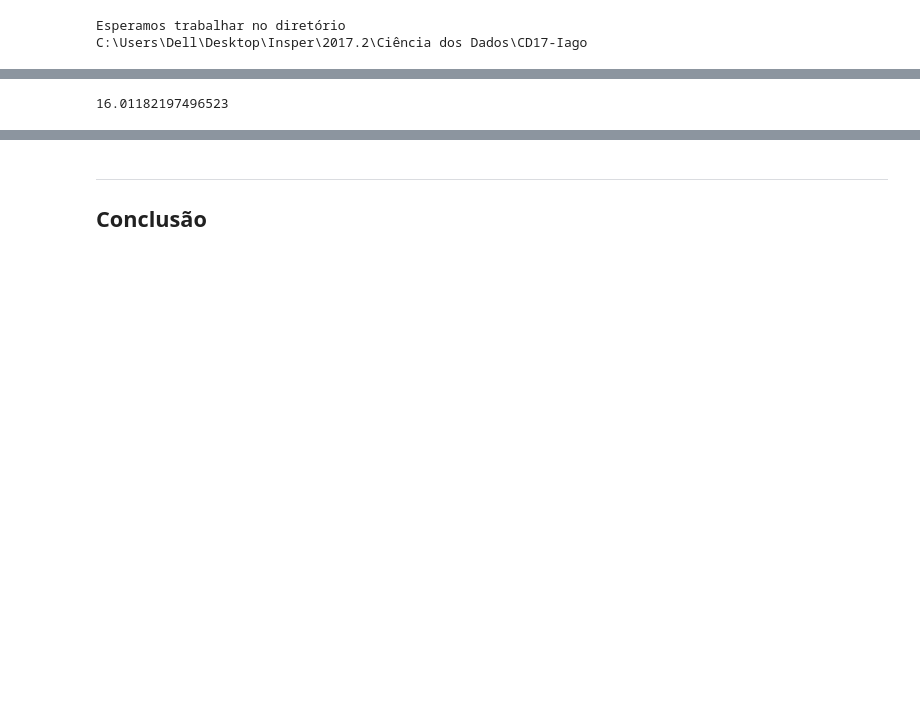
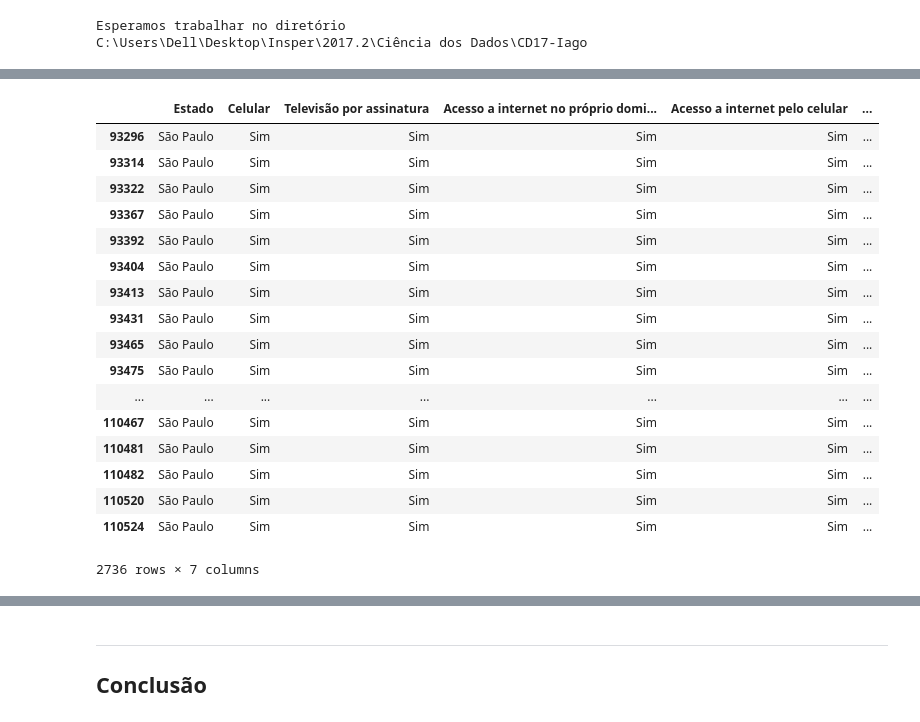
Before and after one commit to IagoMendes/CD17-Iago, a Jupyter notebook: Projeto1 Layout.ipynb, the cells around one changed output, grey strips where cells are left out. Drawn from its saved outputs; the diff is of its cells as text; code cells hidden in the pictures; blank space fills up the shorter version.

```diff
--- a/Projeto1 Layout.ipynb
+++ b/Projeto1 Layout.ipynb
@@ -105,37 +122,52 @@ dados_2014 = dados_2014.loc[(dados_2014.UF == 35) &\
                             (dados_2014.V02426 == 2)]
 
 dados_2014.UF = dados_2014.UF.astype('category')
 dados_2014.UF.cat.categories = {"São Paulo"}
 dados_2014.V0220  = dados_2014.V0220.astype('category')
 dados_2014.V0220.cat.categories = {"Sim"}
 dados_2014.V02272 = dados_2014.V02272.astype('category')
 dados_2014.V02272.cat.categories = {"Sim"}
 dados_2014.V02322 = dados_2014.V02322.astype('category')
 dados_2014.V02322.cat.categories = {"Sim"}
 dados_2014.V02324 = dados_2014.V02324.astype('category')
 dados_2014.V02324.cat.categories = {"Sim"}
 dados_2014.V02424 = dados_2014.V02424.astype('category')
 dados_2014.V02424.cat.categories = {"Sim"}
 dados_2014.V02426 = dados_2014.V02426.astype('category')
 dados_2014.V02426.cat.categories = {"Sim"}
 
 
 dados_2014 = dados_2014.rename(columns={"UF":"Estado",\
                                         "V0220":"Celular",\
                                         "V02272":"Televisão por assinatura",\
                                         "V02322":"Acesso a internet no próprio domicílio",\
                                         "V02324":"Acesso a internet pelo celular",\
                                         "V02424":"Acesso a internet por 3g ou 4g",\
                                         "V02426":"Acesso por banda larga"})
 
 
 dados_2014.to_csv("dados_2014menor.csv")
-#dados_2014
+dados_2014
 #dados_2014_35 = 17256
-porcentagem = 2763/17256
-print(porcentagem*100)
 # %% [output]
+|  | Estado | Celular | Televisão por assinatura | Acesso a internet no próprio domi... | Acesso a internet pelo celular | ... |
+| 93296 | São Paulo | Sim | Sim | Sim | Sim | ... |
+| 93314 | São Paulo | Sim | Sim | Sim | Sim | ... |
+| 93322 | São Paulo | Sim | Sim | Sim | Sim | ... |
+| 93367 | São Paulo | Sim | Sim | Sim | Sim | ... |
+| 93392 | São Paulo | Sim | Sim | Sim | Sim | ... |
+| 93404 | São Paulo | Sim | Sim | Sim | Sim | ... |
+| 93413 | São Paulo | Sim | Sim | Sim | Sim | ... |
+| 93431 | São Paulo | Sim | Sim | Sim | Sim | ... |
+| 93465 | São Paulo | Sim | Sim | Sim | Sim | ... |
+| 93475 | São Paulo | Sim | Sim | Sim | Sim | ... |
+| ... | ... | ... | ... | ... | ... | ... |
+| 110467 | São Paulo | Sim | Sim | Sim | Sim | ... |
+| 110481 | São Paulo | Sim | Sim | Sim | Sim | ... |
+| 110482 | São Paulo | Sim | Sim | Sim | Sim | ... |
+| 110520 | São Paulo | Sim | Sim | Sim | Sim | ... |
+| 110524 | São Paulo | Sim | Sim | Sim | Sim | ... |
-16.01182197496523
+2736 rows × 7 columns
 # %%
 #DADOS DE 2015
 dados_2015 = pd.read_csv('DOM2015.csv',sep=',')
```
Also changed, not shown: parts of 3 cells of this notebook.
